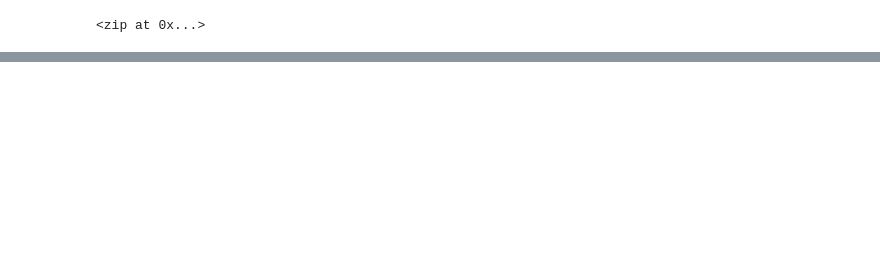
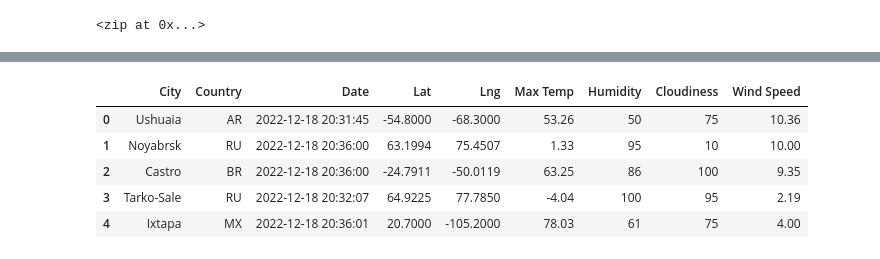
Before and after one commit to SeanWoodPhD/world-weather-analysis, a Jupyter notebook: WeatherPy.ipynb, the cells around one changed output, grey strips where cells are left out. Saved outputs shown, nothing was run; the diff lists cells and outputs as text; code cells hidden in the pictures; blank space fills up the shorter version.

```diff
--- a/WeatherPy.ipynb
+++ b/WeatherPy.ipynb
@@ -51,0 +167,10 @@ len(cities)
+# %%
+city_data_df = city_data_df[["City", "Country", "Date", "Lat", "Lng", "Max Temp", "Humidity", "Cloudiness", "Wind Speed"]]
+city_data_df.head()
+# %% [output]
+|  | City | Country | Date | Lat | Lng | Max Temp | Humidity | Cloudiness | Wind Speed |
+| 0 | Ushuaia | AR | 2022-12-18 20:31:45 | -54.8000 | -68.3000 | 53.26 | 50 | 75 | 10.36 |
+| 1 | Noyabrsk | RU | 2022-12-18 20:36:00 | 63.1994 | 75.4507 | 1.33 | 95 | 10 | 10.00 |
+| 2 | Castro | BR | 2022-12-18 20:36:00 | -24.7911 | -50.0119 | 63.25 | 86 | 100 | 9.35 |
+| 3 | Tarko-Sale | RU | 2022-12-18 20:32:07 | 64.9225 | 77.7850 | -4.04 | 100 | 95 | 2.19 |
+| 4 | Ixtapa | MX | 2022-12-18 20:36:01 | 20.7000 | -105.2000 | 78.03 | 61 | 75 | 4.00 |
```
Also changed, not shown: parts of 8 cells of this notebook, 1 other file.
